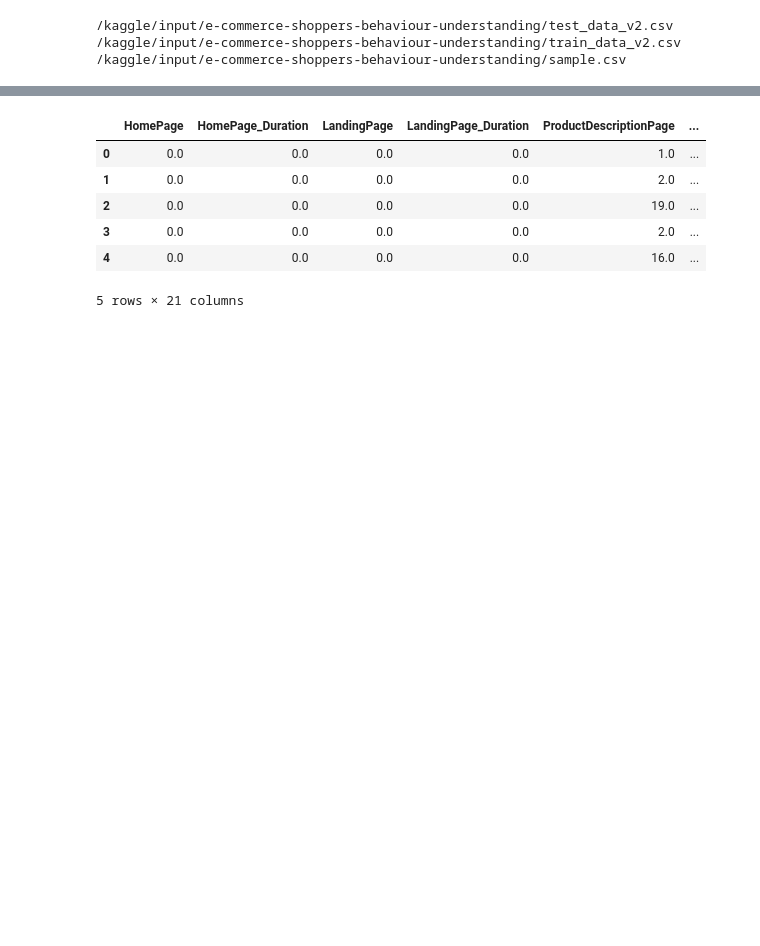
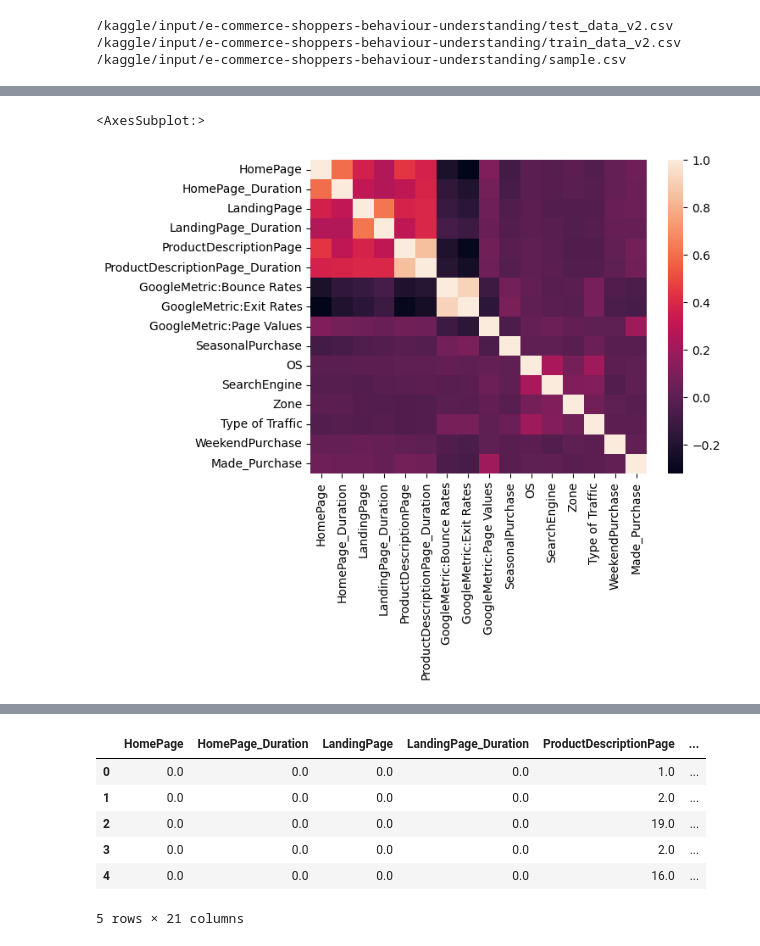
Before and after one commit to aayushmahapatra/ecommerce-ml, a Jupyter notebook: ecommerce.ipynb, the cells around one changed output, grey strips where cells are left out. Drawn from its saved outputs; the diff is of its cells as text; code cells hidden in the pictures; blank space fills up the shorter version.

```diff
--- a/ecommerce.ipynb
+++ b/ecommerce.ipynb
@@ -39,0 +76,5 @@ train_df
+# %%
+sns.heatmap(train_df.corr())
+# %% [output]
+<AxesSubplot:>
+[figure, added]
```
Also changed, not shown: parts of 37 cells of this notebook.
